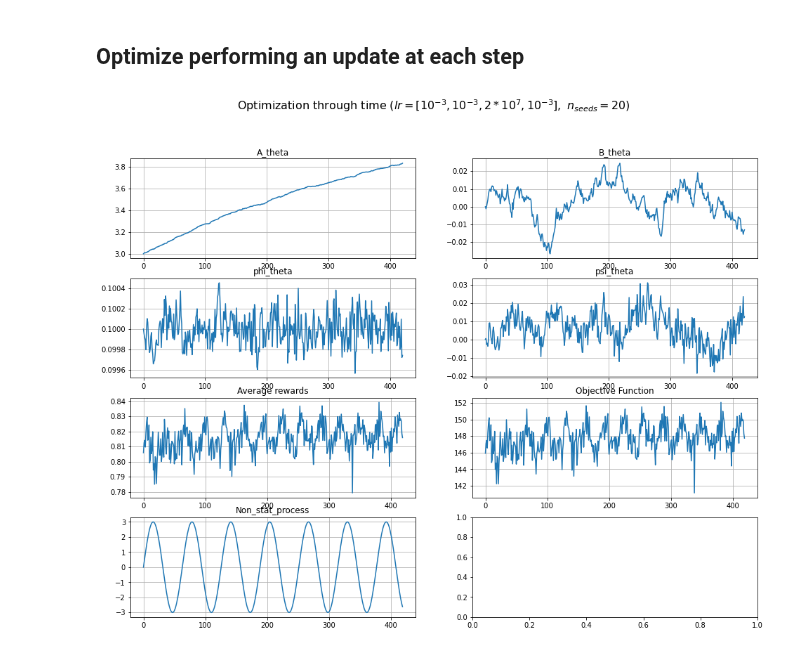
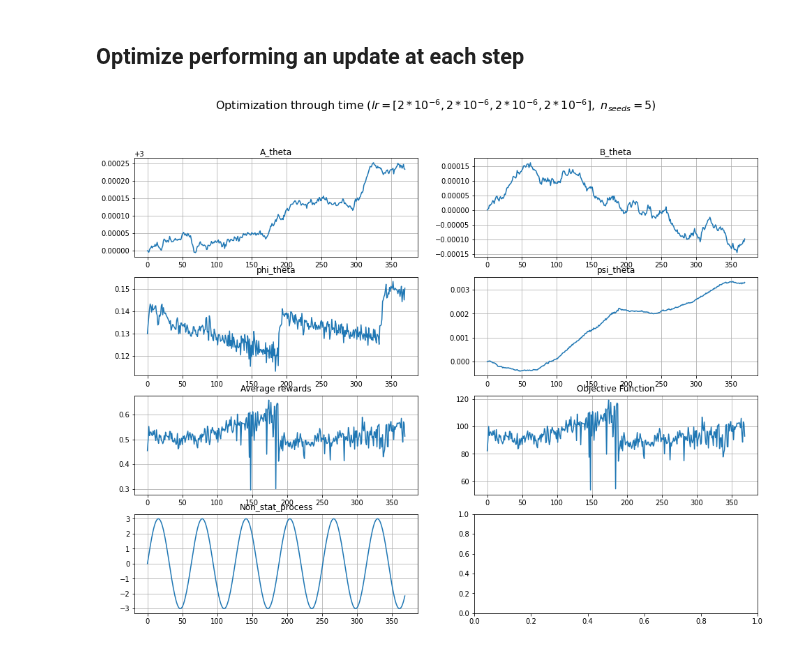
Before and after one commit to francescovidaich964/Como_lake, a Jupyter notebook: bandit_tests/optimization_NS_contextual_bandit.ipynb, the cells around one changed output. Cells and saved outputs as stored; diff of their text form; code cells hidden in the pictures.

```diff
--- a/bandit_tests/optimization_NS_contextual_bandit.ipynb
+++ b/bandit_tests/optimization_NS_contextual_bandit.ipynb
@@ -607,7 +602,7 @@ args = {
     'sigma_theta': 1,
     'A_theta': 3,
     'B_theta': 0,
-    'phi_theta': 0.1,
+    'phi_theta': 0.13,
     'psi_theta': 0,
 
     'sigma_x': 0,
@@ -621,11 +616,11 @@ args = {
     'psi_r': 0,
 
     'mean_reward': True,
-    'n_steps': 600,
+    'n_steps': 550,
     'alpha': 180,
-    'replicas': 20,
+    'replicas': 5,
 
-    'learning_rate': [1e-3,1e-3,2*1e-7,1e-3],
+    'learning_rate': [2*1e-6,2*1e-6,2*1e-6,2*1e-6],
     'lamb_J_1': 1,
     'lamb_J_2': 0,
     'lamb_v': 0,
@@ -653,34 +648,34 @@ for t in tqdm(range(args['n_steps'])):
     contexts[t] = x_t
 
     # Perform an actual step
     policy = nu.sample_policy(t)
     action = policy.sample_action(x_t)
     x_t, r_t = env.step(action)
 
     # Perform an optimization step (if we have enough contexts)
     if t >= args['alpha']:
-        nu, rewards, thetas, actions = optimize(contexts[t-args['alpha']:], nu, env, t, replicas=args['replicas'],
+        nu, rewards, thetas, actions = optimize_avg_grad(contexts[t-args['alpha']:], nu, env, t, replicas=args['replicas'],
                                                 lamb_J_1=args['lamb_J_1'], lamb_J_2=args['lamb_J_2'],
-                                                lamb_v=optim_params['lamb_v'], lr=args['learning_rate'],  R_inf=1,
+                                                lamb_v=args['lamb_v'], lr=args['learning_rate'],  R_inf=1,
                                                 alpha=args['alpha'], beta=1)
         param_opt[t-args['alpha']+1] = nu.get_params()
         rewards_opt[t-args['alpha']] = rewards.mean()
         NS_process[t-args['alpha']] = env.non_stat_process_r(t-args['alpha'])
         obj_values[t-args['alpha']] = objective_estimate(lamb=args['lamb_v'], rewards=rewards,
                                            thetas=thetas, nu=nu, t=t, alpha=args['alpha'])
 
 
 ### Plot results
 plots_dict = {
     'A_theta': [param_opt[:,0]],
     'B_theta': [param_opt[:,1]],
     'phi_theta': [param_opt[:,2]],
     'psi_theta': [param_opt[:,3]],
     'Average rewards': [rewards_opt],
     'Objective Function': [obj_values],
     'Non_stat_process': [NS_process]
 }
 
-plots(plots_dict, title='Optimization through time ($lr = [10^{-3},10^{-3},2*10^{7},10^{-3}], ~n_{seeds}=20$)')
+plots(plots_dict, title='Optimization through time ($lr = [2*10^{-6},2*10^{-6},2*10^{-6},2*10^{-6}], ~n_{seeds}=5$)')
 # %% [output]
-[figure, old version]
+[figure, new version]
```
Also changed, not shown: parts of 12 cells of this notebook, 40 other files.
